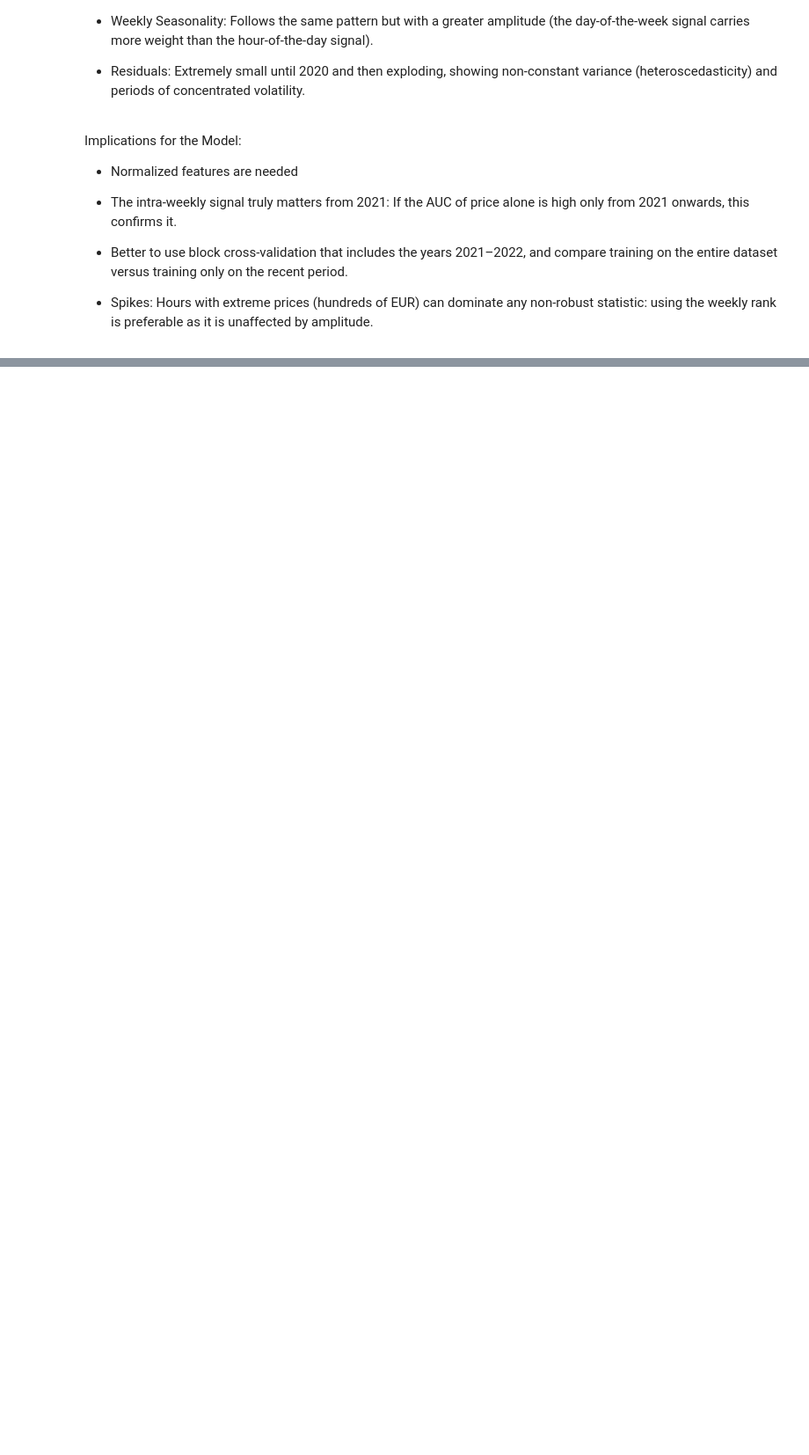
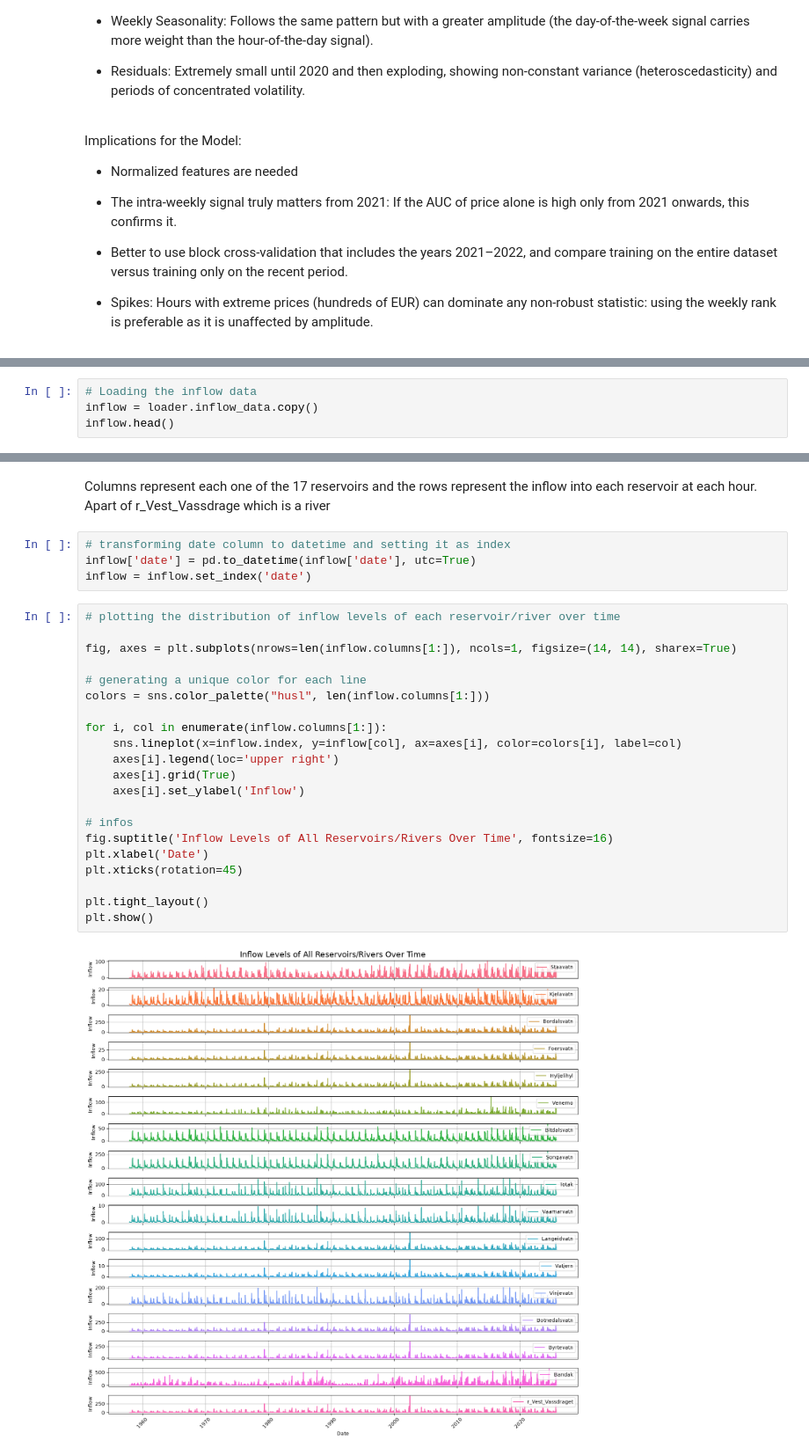
Before and after one commit to LukaAgostini/MMLP_project, a Jupyter notebook: notebook/EDA_Luca.ipynb, the cells around one changed output, grey strips where cells are left out. Shown at 88% size. Cells and saved outputs as stored; diff of their text form; blank space fills up the shorter version.

Commit message:
EDA inflow data (karnel)

```diff
--- a/notebook/EDA_Luca.ipynb
+++ b/notebook/EDA_Luca.ipynb
@@ -200,0 +203,4 @@ Implications for the Model:
+# %%
+# Loading the inflow data
+inflow = loader.inflow_data.copy()
+inflow.head()
@@ -200,0 +240,29 @@ Implications for the Model:
+# %% [markdown]
+Columns represent each one of the 17 reservoirs and the rows represent the inflow into each reservoir at each hour. Apart of r_Vest_Vassdrage which is a river
+# %%
+# transforming date column to datetime and setting it as index
+inflow['date'] = pd.to_datetime(inflow['date'], utc=True)
+inflow = inflow.set_index('date')
+# %%
+# plotting the distribution of inflow levels of each reservoir/river over time
+
+fig, axes = plt.subplots(nrows=len(inflow.columns[1:]), ncols=1, figsize=(14, 14), sharex=True)
+
+# generating a unique color for each line
+colors = sns.color_palette("husl", len(inflow.columns[1:]))
+
+for i, col in enumerate(inflow.columns[1:]):
+    sns.lineplot(x=inflow.index, y=inflow[col], ax=axes[i], color=colors[i], label=col)
+    axes[i].legend(loc='upper right')
+    axes[i].grid(True)
+    axes[i].set_ylabel('Inflow')
+
+# infos
+fig.suptitle('Inflow Levels of All Reservoirs/Rivers Over Time', fontsize=16)
+plt.xlabel('Date')
+plt.xticks(rotation=45)
+
+plt.tight_layout()
+plt.show()
+# %% [output]
+[figure, added]
```
Also changed, not shown: parts of 12 cells of this notebook.
